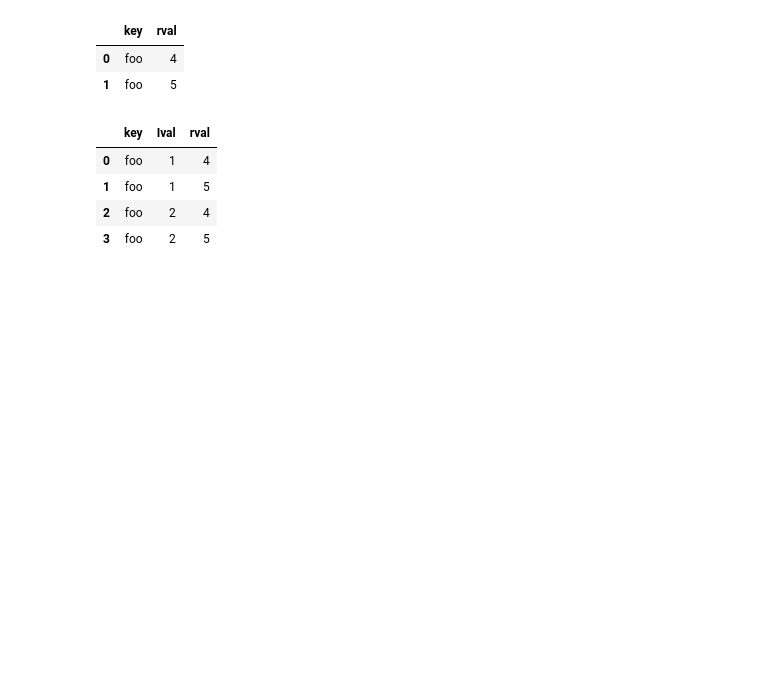
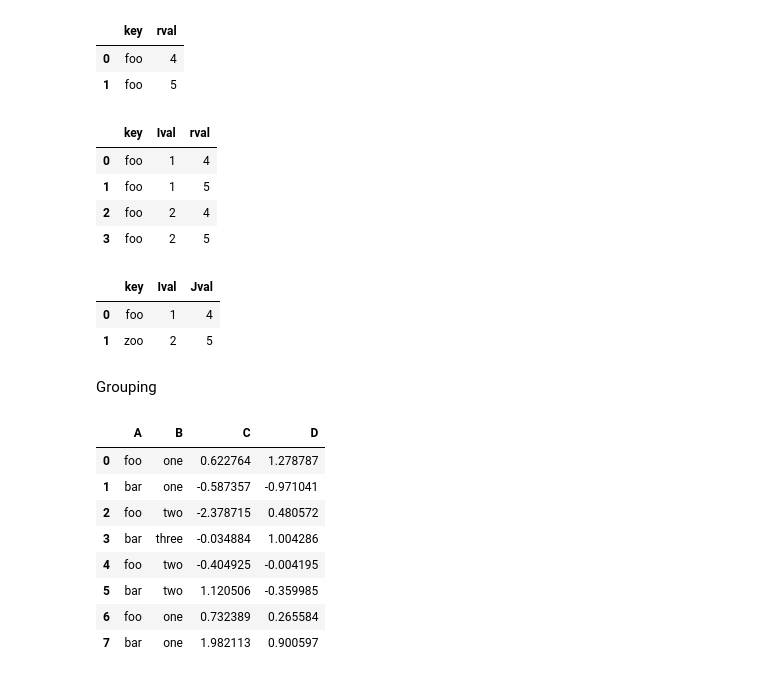
Before and after one commit to BimalGhimire38/PanDas_for_data_science_and_machine_learning, a Jupyter notebook: bhadra_07.ipynb, the cells around one changed output. Saved outputs shown, nothing was run; the diff lists cells and outputs as text; code cells hidden in the pictures; blank space fills up the shorter version.

```diff
--- a/bhadra_07.ipynb
+++ b/bhadra_07.ipynb
@@ -629,3 +629,34 @@ pd.merge(left,right,on="key")
 | 1 | foo | 1 | 5 |
 | 2 | foo | 2 | 4 |
 | 3 | foo | 2 | 5 |
+# %%
+left = pd.DataFrame({"key":["foo","zoo"],"Ival":[1,2]})
+right = pd.DataFrame({"key":["foo","zoo"],"Jval":[4,5]})
+pd.merge(left,right,on="key")
+# %% [output]
+|  | key | Ival | Jval |
+| 0 | foo | 1 | 4 |
+| 1 | zoo | 2 | 5 |
+# %% [markdown]
+Grouping
+# %%
+df = pd.DataFrame(
+    {
+        "A":["foo","bar","foo","bar","foo","bar","foo","bar"],
+        "B":["one","one","two","three","two","two","one","one"],
+        "C":np.random.randn(8),
+        "D":np.random.randn(8)
+    }
+)
+# %%
+df
+# %% [output]
+|  | A | B | C | D |
+| 0 | foo | one | 0.622764 | 1.278787 |
+| 1 | bar | one | -0.587357 | -0.971041 |
+| 2 | foo | two | -2.378715 | 0.480572 |
+| 3 | bar | three | -0.034884 | 1.004286 |
+| 4 | foo | two | -0.404925 | -0.004195 |
+| 5 | bar | two | 1.120506 | -0.359985 |
+| 6 | foo | one | 0.732389 | 0.265584 |
+| 7 | bar | one | 1.982113 | 0.900597 |
```
Also changed, not shown: parts of 2 cells of this notebook.
